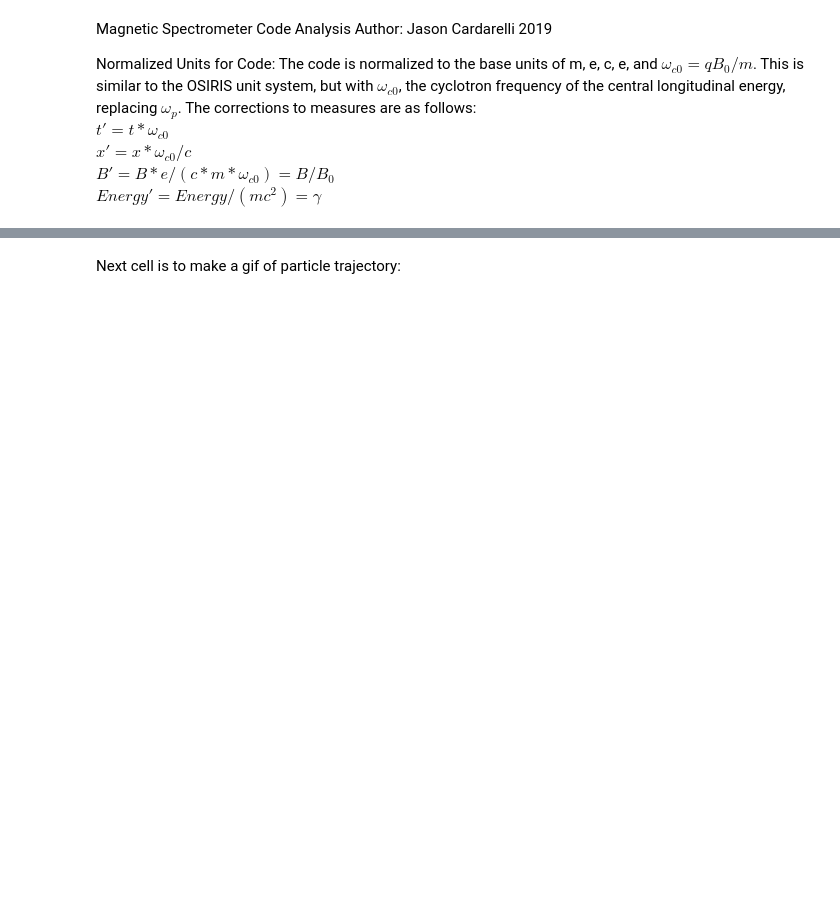
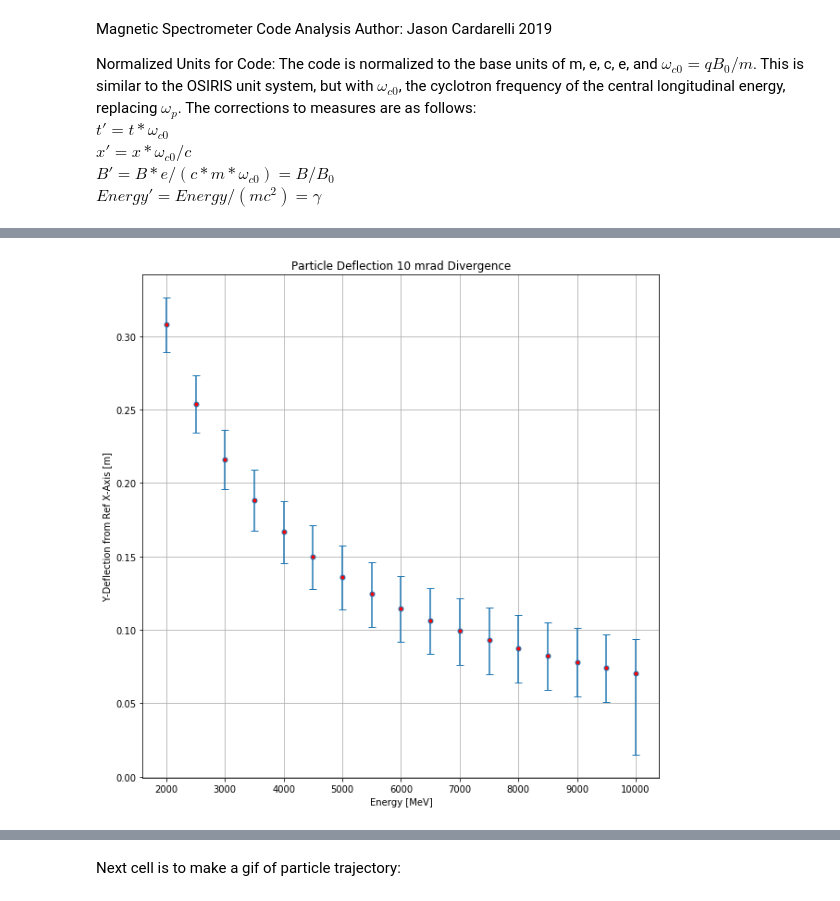
Before and after one commit to jcardar/MagnetSpec_ParticleTracker, a Jupyter notebook: continuous_field/data/analysis/analysis_mag_spec.ipynb, the cells around one changed output, grey strips where cells are left out. Cells and saved outputs as stored; diff of their text form; code cells hidden in the pictures; blank space fills up the shorter version.

```diff
--- a/continuous_field/data/analysis/analysis_mag_spec.ipynb
+++ b/continuous_field/data/analysis/analysis_mag_spec.ipynb
@@ -141,0 +138,42 @@ ax.axis('equal');
+# %%
+B_Norm   = 1;
+omega_c0 = const.e*B_Norm / const.m_e;
+
+num_par  = len(posx)
+
+x0 = [posx[ii][0] for ii in range(num_par)];
+y0 = [posy[ii][0] for ii in range(num_par)];
+z0 = [posz[ii][0] for ii in range(num_par)];
+
+xf = [posx[ii][-1] for ii in range(num_par)];
+yf = [posy[ii][-1] for ii in range(num_par)];
+zf = [posz[ii][-1] for ii in range(num_par)];
+
+energy0 = [energy[ii][0] for ii in range(num_par)];
+
+deflection_y   = [abs(yf[ii] - y0[ii])*const.c/omega_c0 for ii in range(num_par)];
+deflection_abs = [np.sqrt((x0[ii]-xf[ii])**2+(y0[ii]-yf[ii])**2+(z0[ii]-zf[ii])**2)*const.c/omega_c0 for ii in range(num_par)];
+alpha, beta, gamma = list(np.deg2rad(screen['degrees about z-axis'])), list(np.deg2rad(screen['degrees about y-axis'])), list(np.deg2rad(screen['degrees about x-axis']))
+posx_on_screen  = [((xf[ii] - screen['screen_low_energy_edgex'][0])*(const.c/omega_c0)*(np.cos(alpha[0])*np.cos(beta[0]))+(yf[ii]-screen['screen_low_energy_edgey'][0])*(const.c/omega_c0)*(np.sin(alpha[0])*np.cos(beta[0]))-(zf[ii]-screen['screen_low_energy_edgez'][0])*(const.c/omega_c0)*(np.sin(beta[0]))) for ii in range(num_par)];
+posy_on_screen  = [((xf[ii] - screen['screen_low_energy_edgex'][0])*(const.c/omega_c0)*(np.cos(alpha[0])*np.sin(beta[0])*np.sin(gamma[0]) - np.sin(alpha[0])*np.cos(gamma[0]))+(yf[ii]-screen['screen_low_energy_edgey'][0])*(const.c/omega_c0)*(np.sin(alpha[0])*np.sin(beta[0])*np.sin(gamma[0]) + np.cos(alpha[0])*np.cos(gamma[0]))+(zf[ii]-screen['screen_low_energy_edgez'][0])*(const.c/omega_c0)*(np.cos(beta[0])*np.sin(gamma[0]))) for ii in range(num_par)];
+# print(posx_on_screen)
+
+energy0 = [energy0[ii]*0.511 for ii in range(num_par)];
+
+fig, ax = plt.subplots(figsize=(10,10));
+ax.errorbar(energy0[0::3], deflection_y[0::3], yerr = (abs(np.array(deflection_y[1::3] - np.array(deflection_y[0::3]))), abs(np.array(deflection_y[2::3]) - np.array(deflection_y[0::3]))), fmt='.', mfc='red',
+          ms=10, capsize=4.0);
+ax.grid();
+ax.set_title('Particle Deflection 10 mrad Divergence');
+ax.set_xlabel('Energy [MeV]');
+ax.set_ylabel('Y-Deflection from Ref X-Axis [m]');
+
+#print(deflection_y)
+
+dispersion_txt = open("dispersion.txt", 'w+');
+dispersion_txt.write("###For an energy first is central divergence then transverse divergence trajectories (10 mrad)\n")
+dispersion_txt.write("###Position on Screen [m], electron energy [MeV]\n")
+for ii in range(num_par):
+    dispersion_txt.write(f'{posx_on_screen[ii]:.5e}, {energy0[ii]:.5e}\n')
+# %% [output]
+[figure, added]
```
Also changed, not shown: parts of 6 cells of this notebook.
